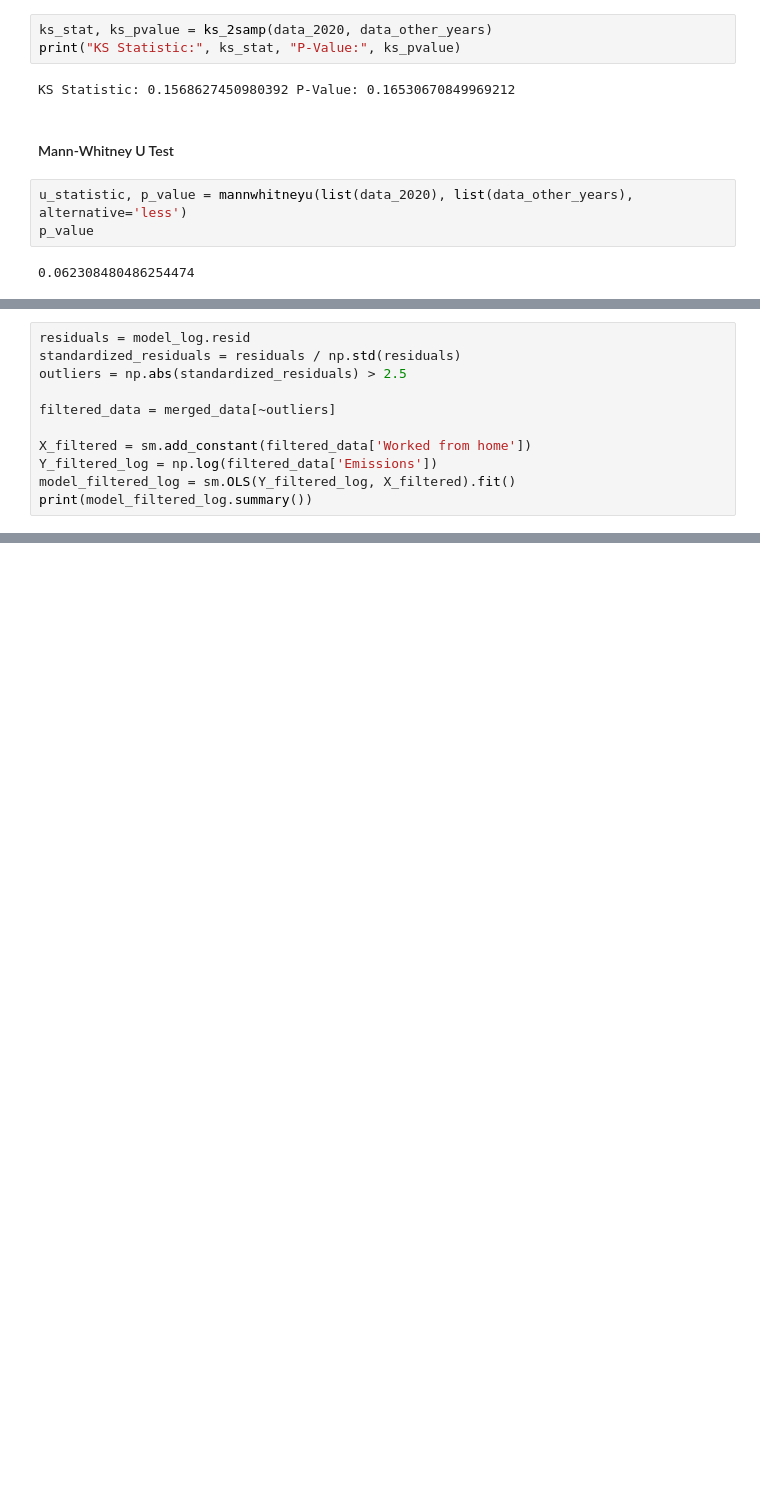
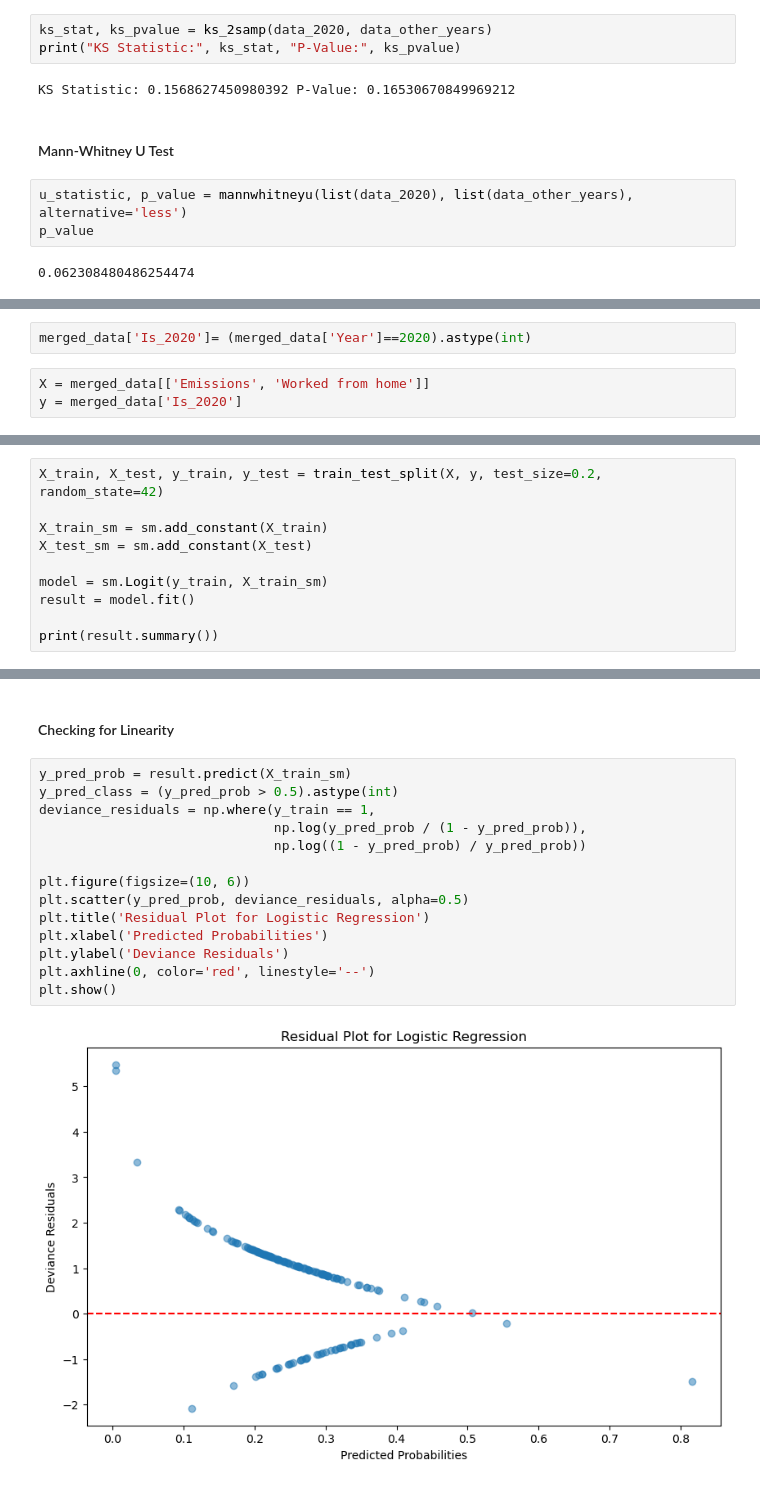
Before and after one commit to NathanYKo/Remote-CO2-Emissions189, a Jupyter notebook: final.ipynb, the cells around one changed output, grey strips where cells are left out. Saved outputs shown, nothing was run; the diff lists cells and outputs as text; blank space fills up the shorter version.

```diff
--- a/final.ipynb
+++ b/final.ipynb
@@ -545,11 +476,0 @@ strong multicollinearity or other numerical problems.
-# %%
-residuals = model_log.resid
-standardized_residuals = residuals / np.std(residuals)
-outliers = np.abs(standardized_residuals) > 2.5
-
-filtered_data = merged_data[~outliers]
-
-X_filtered = sm.add_constant(filtered_data['Worked from home'])
-Y_filtered_log = np.log(filtered_data['Emissions'])
-model_filtered_log = sm.OLS(Y_filtered_log, X_filtered).fit()
-print(model_filtered_log.summary())
@@ -654,0 +495,5 @@ predicted_2022_emissions[0], actual_2022_emissions, mse, r2
+# %%
+merged_data['Is_2020']= (merged_data['Year']==2020).astype(int)
+# %%
+X = merged_data[['Emissions', 'Worked from home']]
+y = merged_data['Is_2020']
@@ -654,0 +502,10 @@ predicted_2022_emissions[0], actual_2022_emissions, mse, r2
+# %%
+X_train, X_test, y_train, y_test = train_test_split(X, y, test_size=0.2, random_state=42)
+
+X_train_sm = sm.add_constant(X_train)
+X_test_sm = sm.add_constant(X_test)
+
+model = sm.Logit(y_train, X_train_sm)
+result = model.fit()
+
+print(result.summary())
@@ -654,0 +534,18 @@ predicted_2022_emissions[0], actual_2022_emissions, mse, r2
+# %% [markdown]
+#### Checking for Linearity
+# %%
+y_pred_prob = result.predict(X_train_sm)
+y_pred_class = (y_pred_prob > 0.5).astype(int)
+deviance_residuals = np.where(y_train == 1,
+                              np.log(y_pred_prob / (1 - y_pred_prob)),
+                              np.log((1 - y_pred_prob) / y_pred_prob))
+
+plt.figure(figsize=(10, 6))
+plt.scatter(y_pred_prob, deviance_residuals, alpha=0.5)
+plt.title('Residual Plot for Logistic Regression')
+plt.xlabel('Predicted Probabilities')
+plt.ylabel('Deviance Residuals')
+plt.axhline(0, color='red', linestyle='--')
+plt.show()
+# %% [output]
+[figure, added]
```
Also changed, not shown: parts of 34 cells of this notebook.
